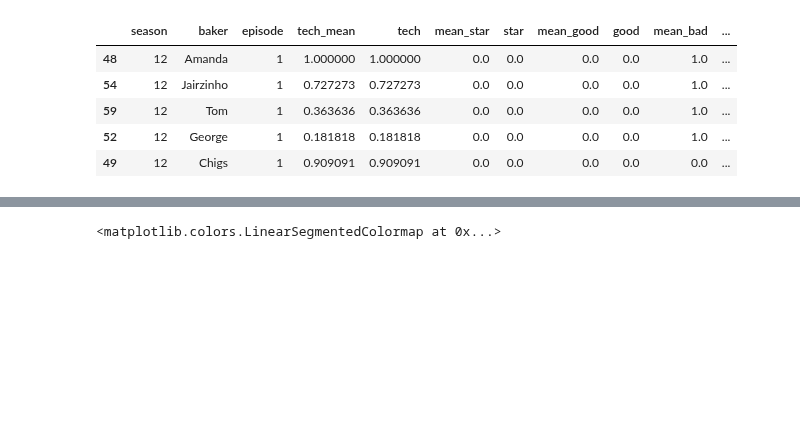
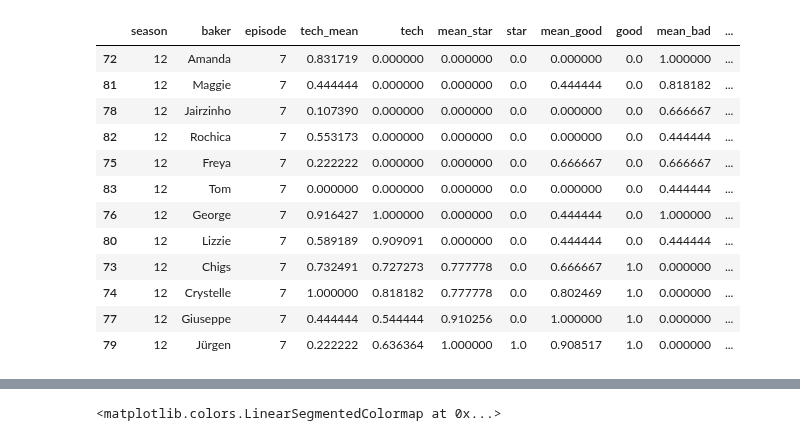
Before and after one commit to dantaki/DeepBake, a Jupyter notebook: NOTEBOOKS/S12/make_plots.ipynb, the cells around one changed output, grey strips where cells are left out. Saved outputs shown, nothing was run; the diff lists cells and outputs as text; code cells hidden in the pictures; blank space fills up the shorter version.

```diff
--- a/NOTEBOOKS/S12/make_plots.ipynb
+++ b/NOTEBOOKS/S12/make_plots.ipynb
@@ -14,14 +14,21 @@ def load_deepbake_pred():
     return df
 # %%
 df = load_deepbake_pred()
-df.head()
+df.tail(12)
 # %% [output]
 |  | season | baker | episode | tech_mean | tech | mean_star | star | mean_good | good | mean_bad | ... |
-| 48 | 12 | Amanda | 1 | 1.000000 | 1.000000 | 0.0 | 0.0 | 0.0 | 0.0 | 1.0 | ... |
-| 54 | 12 | Jairzinho | 1 | 0.727273 | 0.727273 | 0.0 | 0.0 | 0.0 | 0.0 | 1.0 | ... |
-| 59 | 12 | Tom | 1 | 0.363636 | 0.363636 | 0.0 | 0.0 | 0.0 | 0.0 | 1.0 | ... |
-| 52 | 12 | George | 1 | 0.181818 | 0.181818 | 0.0 | 0.0 | 0.0 | 0.0 | 1.0 | ... |
-| 49 | 12 | Chigs | 1 | 0.909091 | 0.909091 | 0.0 | 0.0 | 0.0 | 0.0 | 0.0 | ... |
+| 72 | 12 | Amanda | 7 | 0.831719 | 0.000000 | 0.000000 | 0.0 | 0.000000 | 0.0 | 1.000000 | ... |
+| 81 | 12 | Maggie | 7 | 0.444444 | 0.000000 | 0.000000 | 0.0 | 0.444444 | 0.0 | 0.818182 | ... |
+| 78 | 12 | Jairzinho | 7 | 0.107390 | 0.000000 | 0.000000 | 0.0 | 0.000000 | 0.0 | 0.666667 | ... |
+| 82 | 12 | Rochica | 7 | 0.553173 | 0.000000 | 0.000000 | 0.0 | 0.000000 | 0.0 | 0.444444 | ... |
+| 75 | 12 | Freya | 7 | 0.222222 | 0.000000 | 0.000000 | 0.0 | 0.666667 | 0.0 | 0.666667 | ... |
+| 83 | 12 | Tom | 7 | 0.000000 | 0.000000 | 0.000000 | 0.0 | 0.000000 | 0.0 | 0.444444 | ... |
+| 76 | 12 | George | 7 | 0.916427 | 1.000000 | 0.000000 | 0.0 | 0.444444 | 0.0 | 1.000000 | ... |
+| 80 | 12 | Lizzie | 7 | 0.589189 | 0.909091 | 0.000000 | 0.0 | 0.444444 | 0.0 | 0.444444 | ... |
+| 73 | 12 | Chigs | 7 | 0.732491 | 0.727273 | 0.777778 | 0.0 | 0.666667 | 1.0 | 0.000000 | ... |
+| 74 | 12 | Crystelle | 7 | 1.000000 | 0.818182 | 0.777778 | 0.0 | 0.802469 | 1.0 | 0.000000 | ... |
+| 77 | 12 | Giuseppe | 7 | 0.444444 | 0.544444 | 0.910256 | 0.0 | 1.000000 | 1.0 | 0.000000 | ... |
+| 79 | 12 | Jürgen | 7 | 0.222222 | 0.636364 | 1.000000 | 1.0 | 0.908517 | 1.0 | 0.000000 | ... |
 # %%
 eliminated = [
     'Tom',
```
Also changed, not shown: parts of 5 cells of this notebook, 15 other files.
